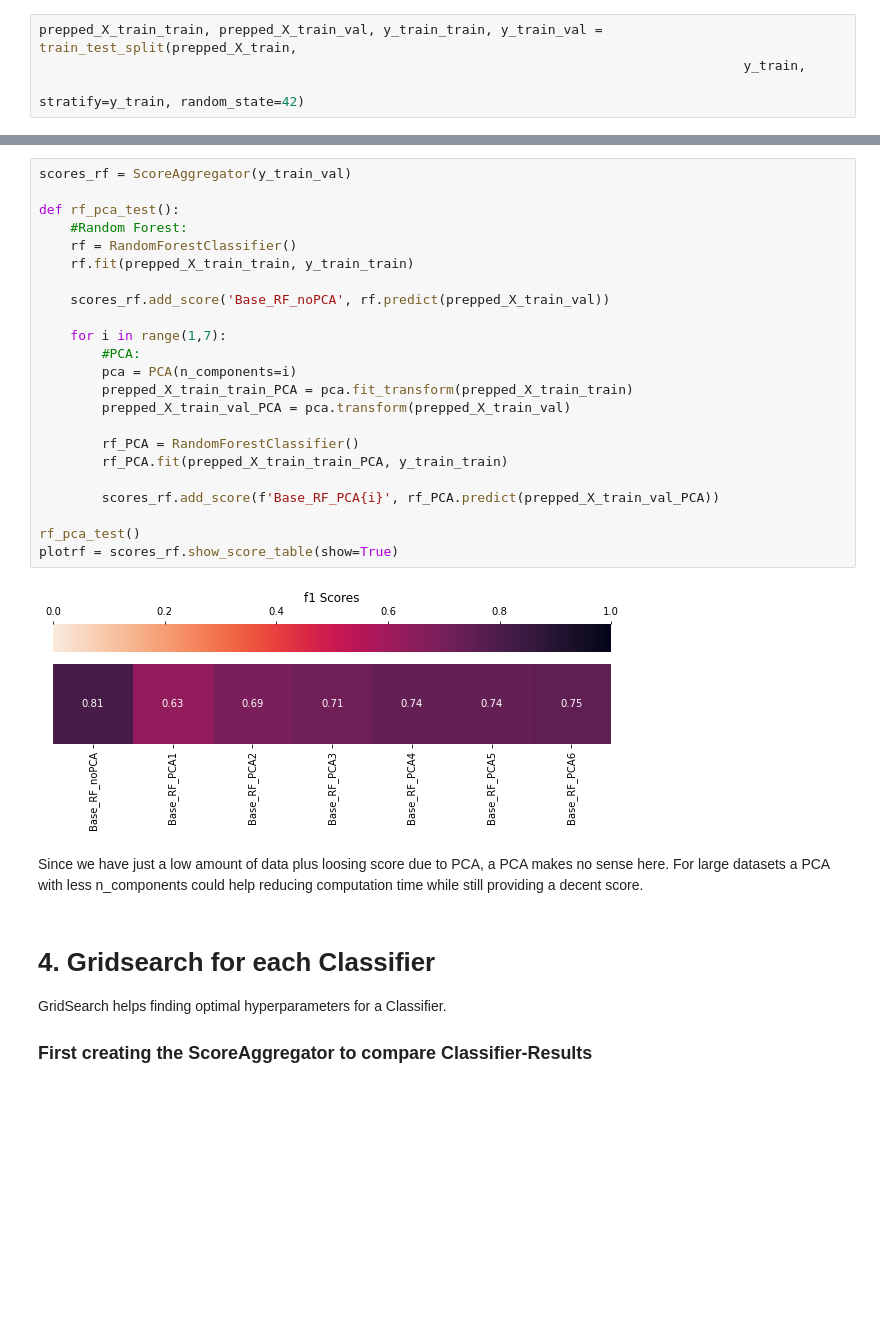
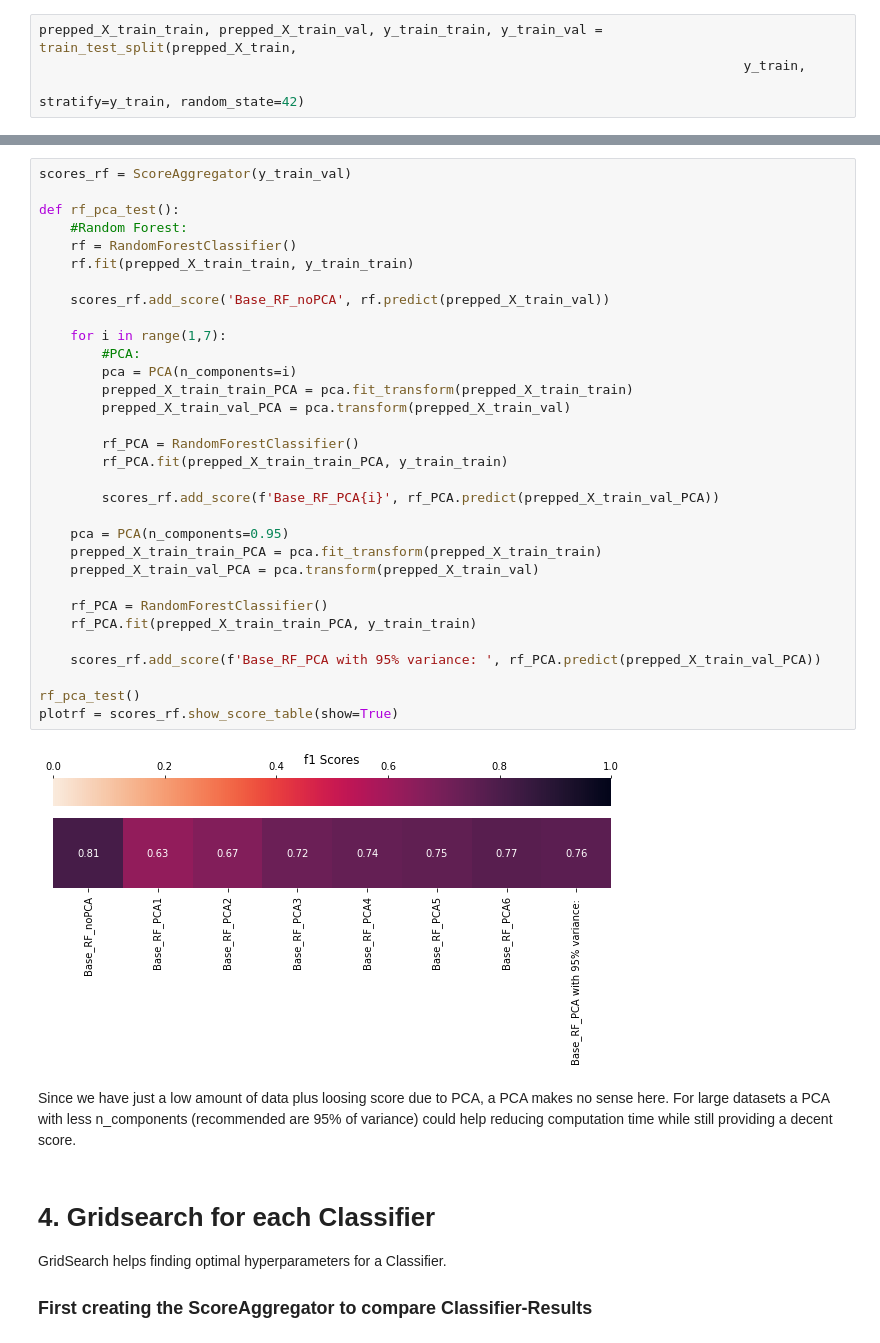
Before and after one commit to StefanieMueller86/Titanic-Survival-Prediction, a Jupyter notebook: Titanic Survival Prediction.ipynb, the cells around one changed output, grey strips where cells are left out. Cells and saved outputs as stored; diff of their text form; blank space fills up the shorter version.

Commit message:
PCA 95% variance added

```diff
--- a/Titanic Survival Prediction.ipynb
+++ b/Titanic Survival Prediction.ipynb
@@ -261,30 +261,39 @@ Looks like there would be a great loss in the score when using PCA. Normally ful
 # %%
 scores_rf = ScoreAggregator(y_train_val)
 
 def rf_pca_test():
     #Random Forest:
     rf = RandomForestClassifier()
     rf.fit(prepped_X_train_train, y_train_train)
 
     scores_rf.add_score('Base_RF_noPCA', rf.predict(prepped_X_train_val))
 
     for i in range(1,7):
         #PCA:
         pca = PCA(n_components=i)
         prepped_X_train_train_PCA = pca.fit_transform(prepped_X_train_train)
         prepped_X_train_val_PCA = pca.transform(prepped_X_train_val)
 
         rf_PCA = RandomForestClassifier()
         rf_PCA.fit(prepped_X_train_train_PCA, y_train_train)
 
         scores_rf.add_score(f'Base_RF_PCA{i}', rf_PCA.predict(prepped_X_train_val_PCA))
 
+    pca = PCA(n_components=0.95)
+    prepped_X_train_train_PCA = pca.fit_transform(prepped_X_train_train)
+    prepped_X_train_val_PCA = pca.transform(prepped_X_train_val)
+
+    rf_PCA = RandomForestClassifier()
+    rf_PCA.fit(prepped_X_train_train_PCA, y_train_train)
+
+    scores_rf.add_score(f'Base_RF_PCA with 95% variance: ', rf_PCA.predict(prepped_X_train_val_PCA))
+
 rf_pca_test()
 plotrf = scores_rf.show_score_table(show=True)
 # %% [output]
-[figure, old version]
+[figure, new version]
 # %% [markdown]
-Since we have just a low amount of data plus loosing score due to PCA, a PCA makes no sense here. For large datasets a PCA with less n_components could help reducing computation time while still providing a decent score.
+Since we have just a low amount of data plus loosing score due to PCA, a PCA makes no sense here. For large datasets a PCA with less n_components (recommended are 95% of variance) could help reducing computation time while still providing a decent score.
 # %% [markdown]
 # 4. Gridsearch for each Classifier
 GridSearch helps finding optimal hyperparameters for a Classifier.
```
Also changed, not shown: parts of 12 cells of this notebook, 1 other file.
